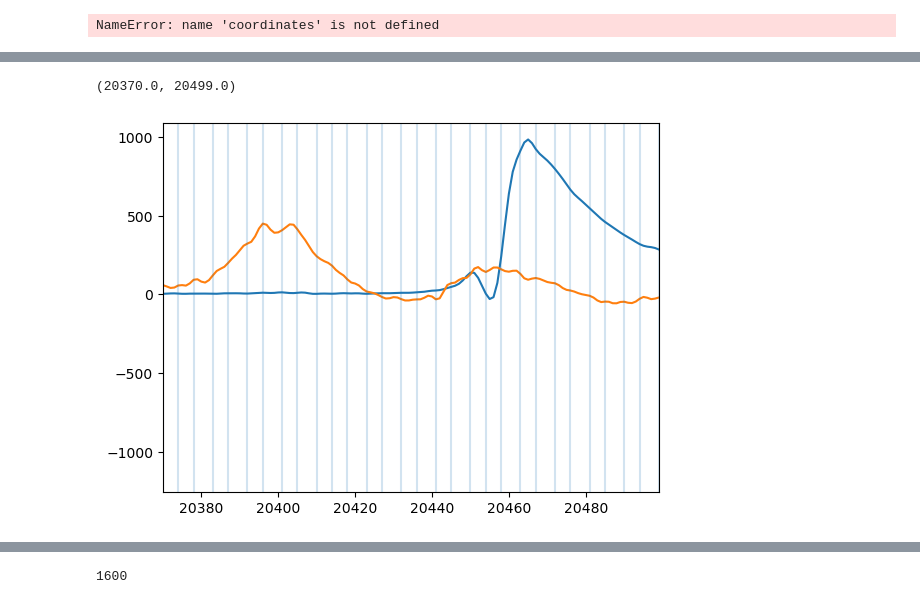
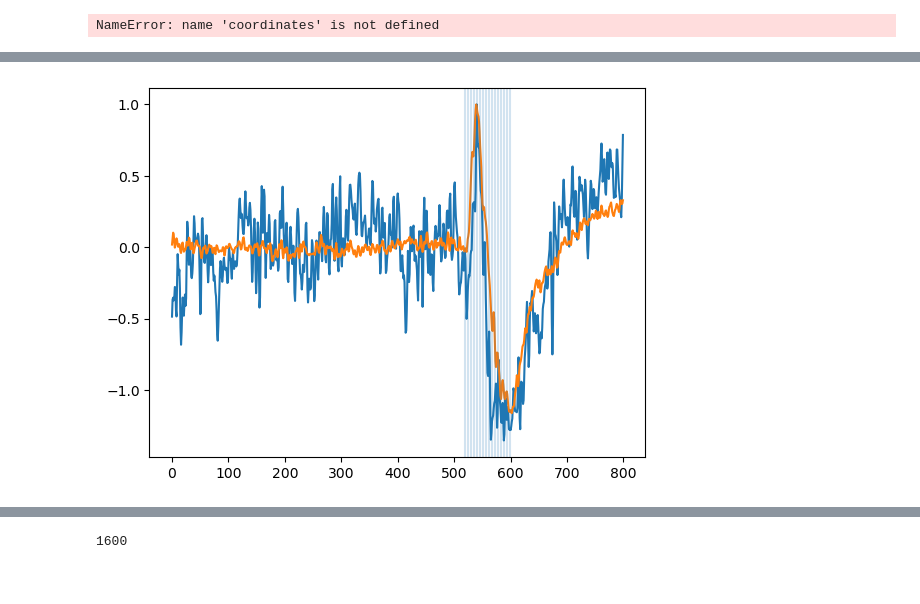
Before and after one commit to OlegFS/MEA-analysis, a Jupyter notebook: notebooks/example_LFP_types.ipynb, the cells around one changed output, grey strips where cells are left out. Cells and saved outputs as stored; diff of their text form; code cells hidden in the pictures.

```diff
--- a/notebooks/example_LFP_types.ipynb
+++ b/notebooks/example_LFP_types.ipynb
@@ -232,9 +239,8 @@ for uid,unit in enumerate((channels)):
     # time[0]:time[1]
     cut_out = filt[int(time[0]*(subsampling_rate)):int(time[1]*(subsampling_rate)),uid]*adc_step*mv_scale_factor
     ax[unit].plot(cut_out,'-',linewidth = 0.5,color='k'),#);
-
-    ax[unit].text(0,0,uid,fontsize=5,color='r')
-    # ax[unit].text(0,0,unit,fontsize=5,color='r')
+    # ax[unit].text(0,0,uid,fontsize=5,color='r')
+    ax[unit].text(0,0,unit,fontsize=5,color='r')
     # if np.where(ch_detection['e_label']==unit)[0].size>0:
     #     ind = np.where(ch_detection['e_label']==unit)[0]
     #     # string = na(ch_detection['region'][ind])[0]
@@ -247,0 +264,8 @@ for uid,unit in enumerate((channels)):
+# %%
+# coords = np.vstack([ch_detection['e_pos_x'],ch_detection['e_pos_y']])
+# channel_mask = [chan_dict[i] for i in na(ch_detection['e_label'])]
+plt.figure(figsize=(15,15))
+plt.imshow(I[:,:],cmap='gray',vmax=5000)
+for i,k in enumerate(coords.T):
+    plt.plot(k[0],k[1],'o')
+    plt.text(x=k[0],y=k[1],s= [i],color='r')#na(ch_detection['e_label'])
@@ -326,4 +364,4 @@ coordinates_= coordinates.copy
 # %%
 coordinates[52,:] = np.nan
 # %%
-data.shape
+data = cut_out
@@ -399,17 +423,35 @@ array([[ 82.33451  , 153.69618  ,  65.79207  , ..., 216.88167  ,
 # %%
 %matplotlib inline
 plt.figure()
-# time_indices = np.linspace(1200, 1600 - 1, n_plots, dtype=int)
-# time_indices = np.linspace(2800, 3100 - 1, n_plots, dtype=int)
+# time_indices = np.linspace(1100, 1600 - 1, n_plots, dtype=int)
+# time_indices = np.linspace(2500, 3000 - 1, n_plots, dtype=int)
+# time_indices = np.linspace(5000, 5500 - 1, n_plots, dtype=int)
 # time_indices = np.linspace(20370, 20500 - 1, n_plots, dtype=int)
+n_plots=16
+# time_indices = np.linspace(20340, 20500 - 1, n_plots, dtype=int)
+# time_indices = np.linspace(1100, 22000 - 1, n_plots, dtype=int)
+time_indices = np.linspace(20, 500 - 1, n_plots, dtype=int)
+time_indices = np.linspace(520, 600 - 1, n_plots, dtype=int)
+plt.plot(data[78,:]/data[78,:].max())
+# plt.plot(data[223,:]/data[223,:].max())
+plt.plot(data[22,:]/data[22,:].max())
 
-time_indices = np.linspace(20370, 20500 - 1, n_plots, dtype=int)
-plt.plot(data[138,:].T)
-plt.plot(10*data[223,:].T)
-plt.axvline(1200)
+
+
+# plt.plot(phase[138,:],'C0')
+# # plt.plot(phase[223,:],'C1')|
+# plt.plot(phase[33,:],'C2')
+# plt.plot(band_filtered_data[138,:]/np.max(band_filtered_data[138,:]),'C0')
+# plt.plot(band_filtered_data[223,:]/np.max(band_filtered_data[223,:]),'C1')
+
+# plt.plot(phase[138,:],'C0')
+# plt.plot(phase[223,:],'C1')
+# plt.xlim([time_indices[0],time_indices[-1]])
+
+
+# plt.axvline(1200)
 for i, t in enumerate(time_indices):
     plt.axvline(t,alpha=0.2)
-plt.xlim([time_indices[0],time_indices[-1]])
+# plt.xlim([time_indices[0],time_indices[-1]])
 # %% [output]
-(20370.0, 20499.0)
-[figure, old version]
+[figure, new version]
```
Also changed, not shown: parts of 36 cells of this notebook, 5 other files.
